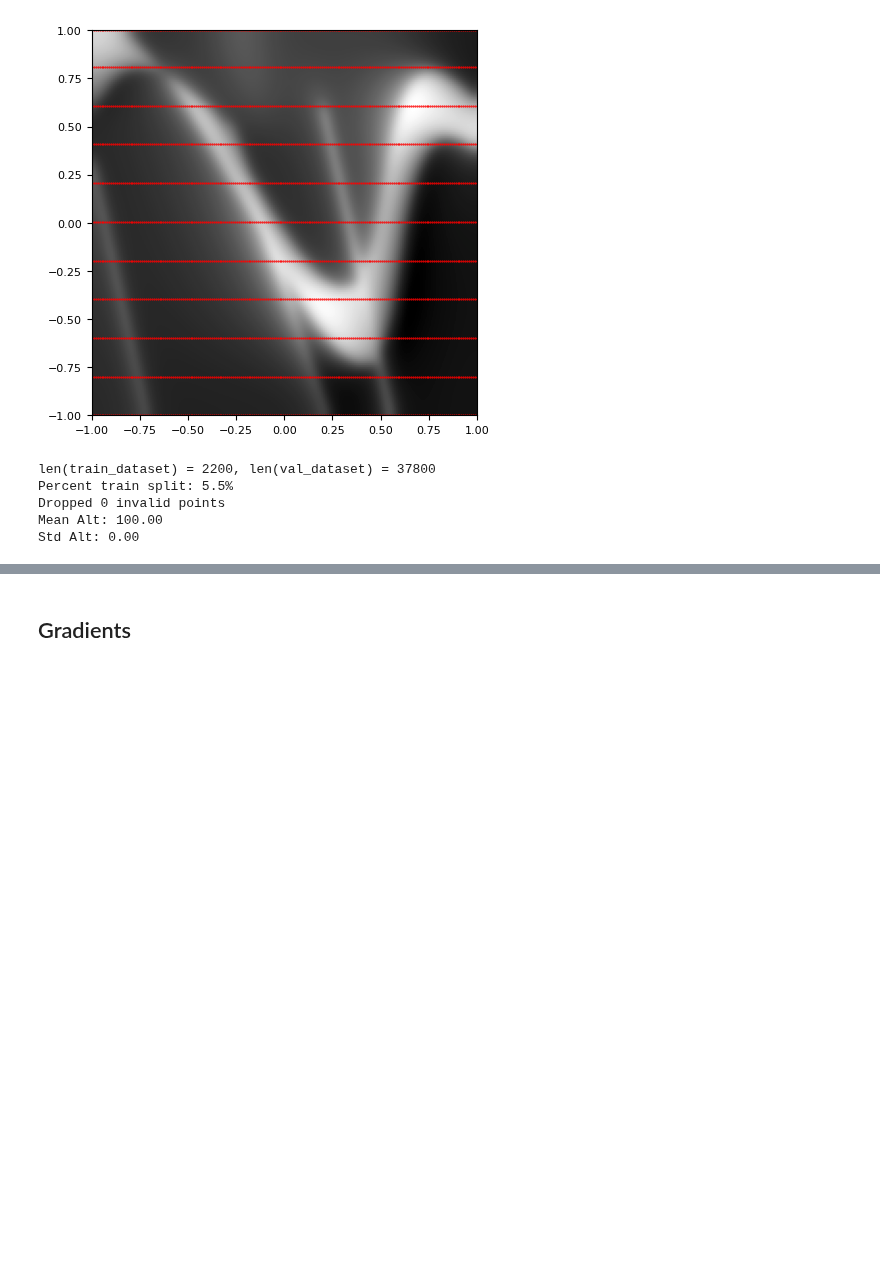
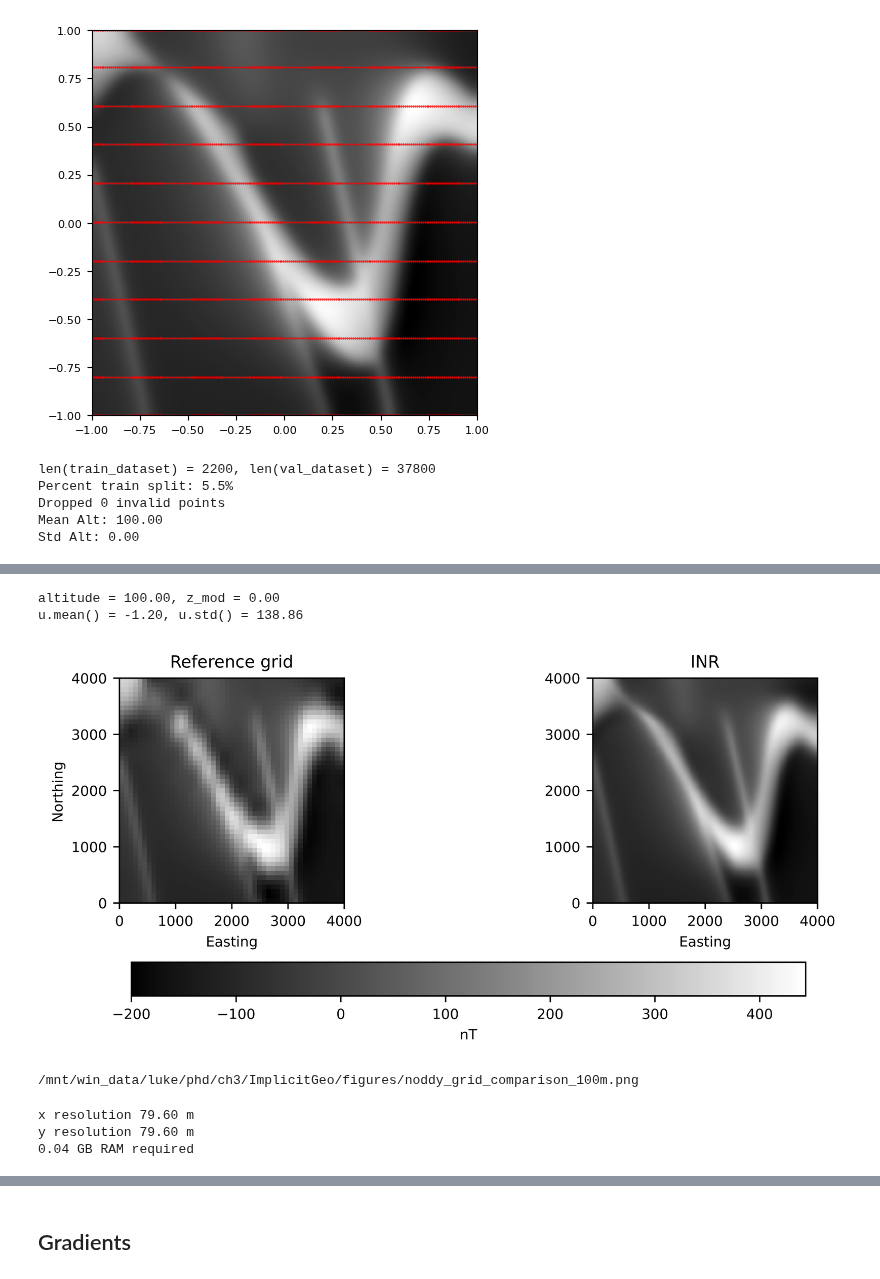
Before and after one commit to LSgeo/ImplicitGeo, a Jupyter notebook: GeoINR3D.ipynb, the cells around one changed output, grey strips where cells are left out. Saved outputs shown, nothing was run; the diff lists cells and outputs as text; code cells hidden in the pictures; blank space fills up the shorter version.

```diff
--- a/GeoINR3D.ipynb
+++ b/GeoINR3D.ipynb
@@ -66,7 +66,7 @@ noddy_path = Path(
 )
 dataset = NoddyDataset(noddy_path, "mag", file_limit=300, specific_id=268)
 # dataset.subsample_wesnbt((-1, 1, -1, 1, -1, 1))
-
+altitude=100
 # for i in [46,47,84,169,219,268]:
 for i in [0]:
     gtt = (
@@ -251,8 +253,8 @@ train_opts = dict(
     n_samples=int(0.01 * dataset.u.shape[0]),  # 10% samples for RLoss
     # wire_omega_0=3,
     # wire_sigma=3,
-    wire_omega_0=3,
-    wire_sigma=3,
+    wire_omega_0=1,
+    wire_sigma=1,
     device=device,
     use_amp=False,
     # gt_tiff=tifffile.imread(gtt_path),
@@ -331,20 +338,20 @@ unnormalise_fn = dataset.unnormalise
 # shape = (gtt.shape[1], gtt.shape[0], 3)
 # b = gtt_extent
 
-# Noddyverse
-# res = 200
-# b = [0, 4000, 0, 4000]
-# altitude = 100  # dataset.ncd.variables["altitude"][:].mean()
+## Noddyverse
+res = 200
+b = [0, 4000, 0, 4000]
+altitude = 100  # dataset.ncd.variables["altitude"][:].mean()
 
-# # P864
-res=445
-b = [*dataset.var_ranges["e"], *dataset.var_ranges["n"]]
-extent = [
-    unnormalise_fn(dataset.extent[0], "e"),
-    unnormalise_fn(dataset.extent[1], "e"),
-    unnormalise_fn(dataset.extent[2], "n"),
-    unnormalise_fn(dataset.extent[3], "n"),
-]
+## P864
+# res=445
+# b = [*dataset.var_ranges["e"], *dataset.var_ranges["n"]]
+# extent = [
+#     unnormalise_fn(dataset.extent[0], "e"),
+#     unnormalise_fn(dataset.extent[1], "e"),
+#     unnormalise_fn(dataset.extent[2], "n"),
+#     unnormalise_fn(dataset.extent[3], "n"),
+# ]
 
 shape = (res, res, 1)
 z_mod = normalise_fn(altitude, "up")
@@ -366,10 +373,14 @@ u = unnormalise_fn(u, "u")
 std = u[1].std()
 print(f"{altitude = :.2f}, {z_mod = :.2f}")
 print(f"{u.mean() = :.2f}, {u.std() = :.2f}")
+# %% [output]
+altitude = 100.00, z_mod = 0.00
+u.mean() = -1.20, u.std() = 138.86
 # %%
 # cs_fac = 5
 # cs = line_spacing / cs_fac  # Cell size is e.g. 1/4 line spacing
-cs = 10  # Cheat interpolation to same size for comparison
+cs = 80  # Cheat interpolation to same size for comparison
+res = 4000 // cs
 x, y, _ = train_dataset[:]["xyz"].T.numpy()
 # x = dataset.unnormalise(x, "e") # disable to cheat normalised "projection" for interoperability
 # y = dataset.unnormalise(y, "n")
@@ -398,48 +409,58 @@ cubic_grid = np.flipud(cubic_grid.get("forward").values.astype(np.float32))
 # %%
 ax_args = dict(cmap=cc.cm.CET_L1)
 for i, z_slice in enumerate(np.expand_dims(u, 2).transpose(2, 0, 1)):  # Iter through *zxy* slices
 # for i, z_slice in enumerate(u.transpose(2, 0, 1)):  # Iter through *zxy* slices
     # altitude = unnormalise_fn(z_vec[i], "up")
     fig = plt_inr(
         z_slice,
         extent=b,
         suffix=f"",
         # suffix=f", Altitude: {unnormalise_fn(z_mod, 'up')} m",
         ax_args=ax_args,
-        _vmin=-5,
-        _vmax=5,
         # gt_grid=rio.open("/home/luke/ImplicitGeo/data/Ch3/wolfcreek_mag_microLevelled_bidir_30m.ers").read()[0,:,:], #,ref_grid,
         # gt_grid=grid,
         gt_grid=cubic_grid,
-        cropping=(0, shape[1], 0, shape[0]),
+        # cropping=(0, shape[1], 0, shape[0]),
         # cropping=(100, 400, 50, 350),  # cells in from n s w e, use equal in axes
-        residual=True,
+        _vmin=-5,
+        _vmax=5,
+        residual=False,
         figsize=(e_size("full"), e_size(80)),
         dpi=1000,
     )
     plt.show()
 
     # fig.savefig(fig_out / "test.png")
     fig.savefig(fig_out / f"{shortname}_grid_comparison_{int(altitude)}m.png", dpi=1000)
     fig.savefig(fig_out / f"{shortname}_grid_comparison_{int(altitude)}m.pdf", dpi=1000)
 
     print((fig_out / f"{shortname}_grid_comparison_{int(altitude)}m.png").absolute())
+# %% [output]
+[figure, added]
+/mnt/win_data/luke/phd/ch3/ImplicitGeo/figures/noddy_grid_comparison_100m.png
 # %%
 # Reprojecting for eq. sources
 easting = dataset.unnormalise(x, "e")
 northing = dataset.unnormalise(y, "n")
 
 # Real data:
-projection = pyproj.Proj("EPSG:32751")
-easting, northing = projection(easting, northing)
+# projection = pyproj.Proj("EPSG:32751")
+# easting, northing = projection(easting, northing)
 
 coordinates = (easting, northing, altitude * np.ones_like(x))
 xy_region = vd.get_region((easting, northing))
 print(f"x resolution {(xy_region[1] - xy_region[0]) / res:0.2f} m")
 print(f"y resolution {(xy_region[3] - xy_region[2]) / res:0.2f} m")
 
-eqs = hm.EquivalentSourcesGB(depth=220, damping=1e-2, block_size=20, window_size=3980)
+## Real
+#eqs = hm.EquivalentSourcesGB(depth=220, damping=1e-2, block_size=20, window_size=3980)
+## Synthetic
+eqs = hm.EquivalentSourcesGB(depth=320, damping=1e-2, block_size=10, window_size=3980)
 print(f"{eqs.estimate_required_memory(coordinates) / 1_000_000_000:0.2f} GB RAM required")
+# %% [output]
+x resolution 79.60 m
+y resolution 79.60 m
+0.04 GB RAM required
 # %%
 eqs.fit(coordinates, data)
 
```
Also changed, not shown: parts of 11 cells of this notebook.
